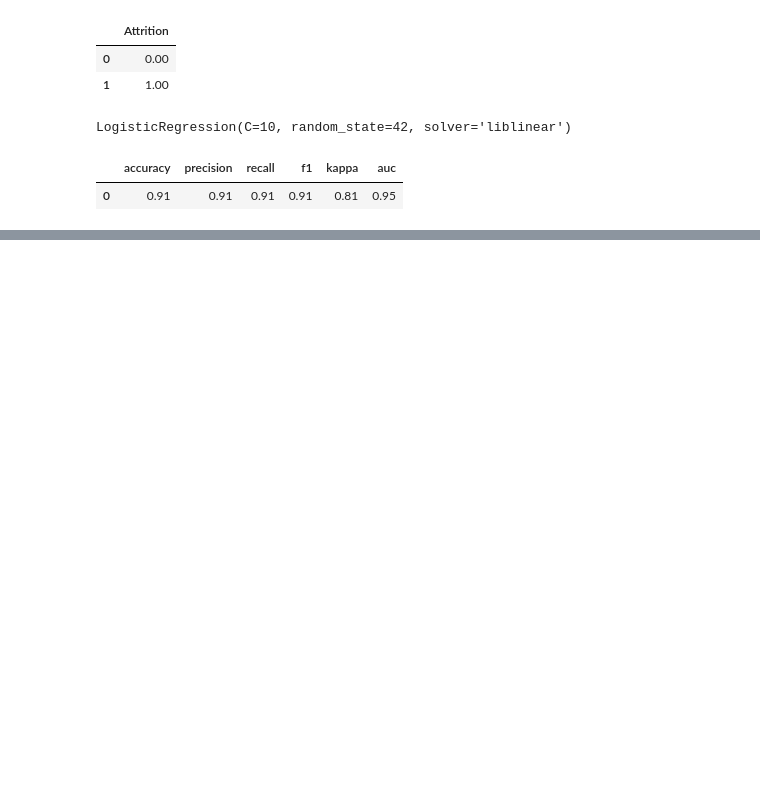
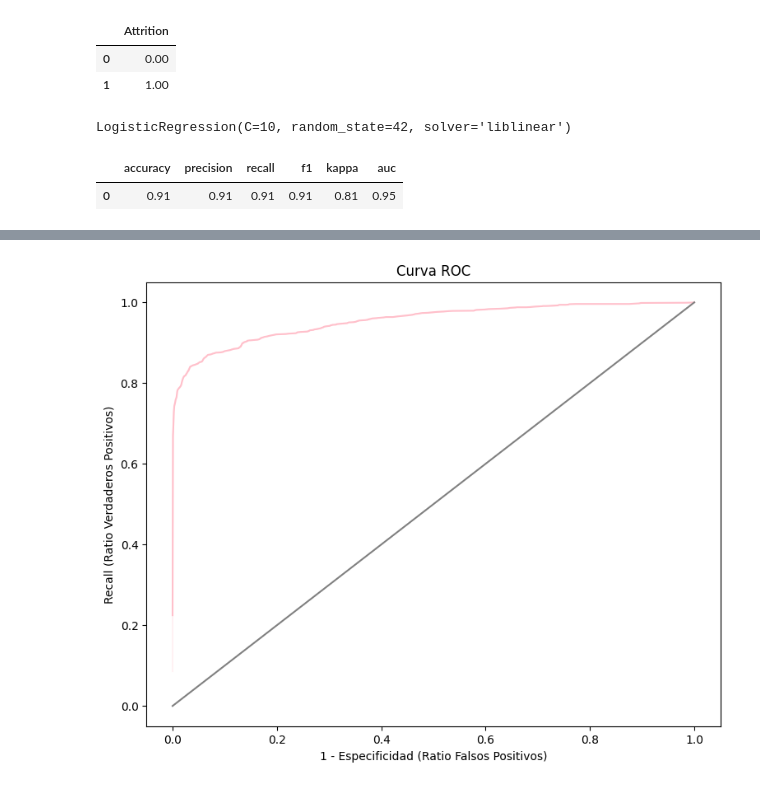
Before and after one commit to jgilsu11/Proyecto8-, a Jupyter notebook: Modelos/Modelo 3/resumen_modelos3.ipynb, the cells around one changed output, grey strips where cells are left out. Drawn from its saved outputs; the diff is of its cells as text; code cells hidden in the pictures; blank space fills up the shorter version.

```diff
--- a/Modelos/Modelo 3/resumen_modelos3.ipynb
+++ b/Modelos/Modelo 3/resumen_modelos3.ipynb
@@ -335,0 +358,11 @@ metricas
+# %%
+fpr, tpr, thresholds=roc_curve(y, y_pred_prob)
+# %%
+plt.figure(figsize=(9,7))
+sns.lineplot(x=fpr,y=tpr,color="pink" )
+sns.lineplot(x=[0,1], y= [0,1], color="grey")
+plt.xlabel("1 - Especificidad (Ratio Falsos Positivos)")
+plt.ylabel("Recall (Ratio Verdaderos Positivos)")
+plt.title("Curva ROC");
+# %% [output]
+[figure, added]
```
Also changed, not shown: parts of 6 cells of this notebook, 3 other files.
